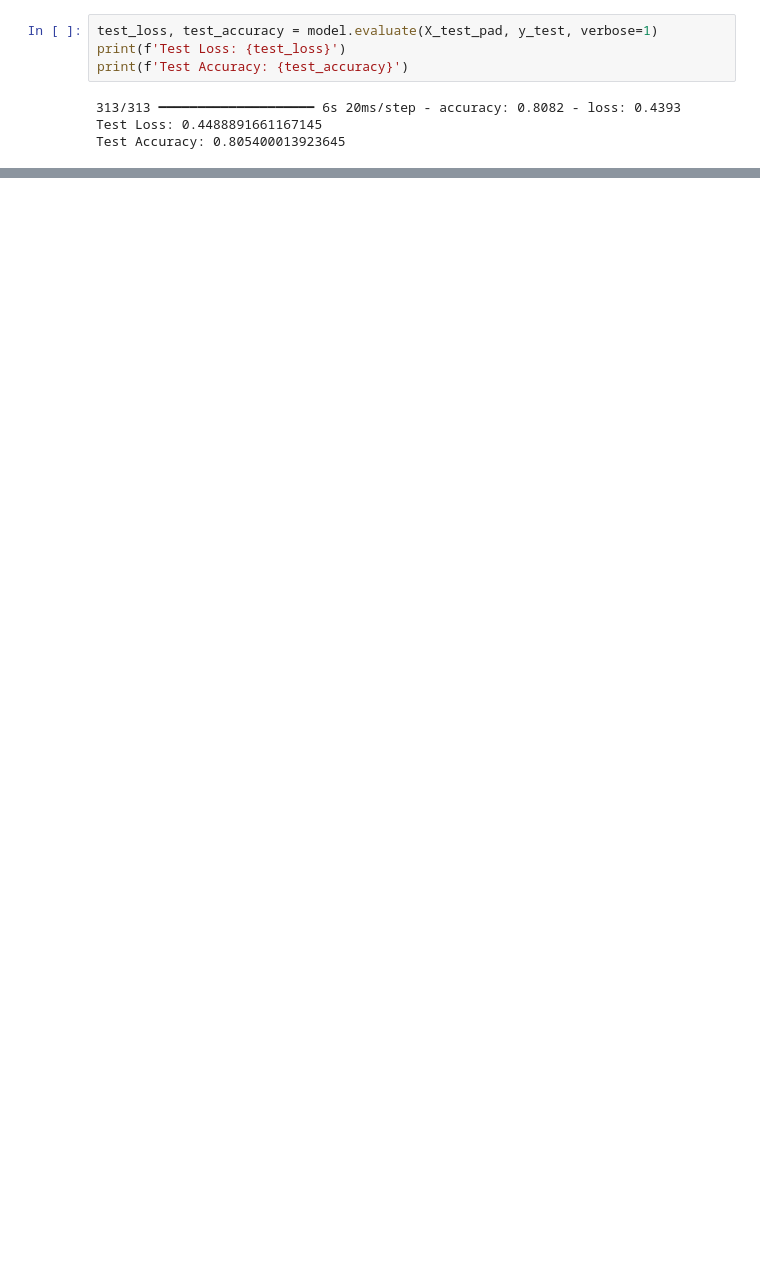
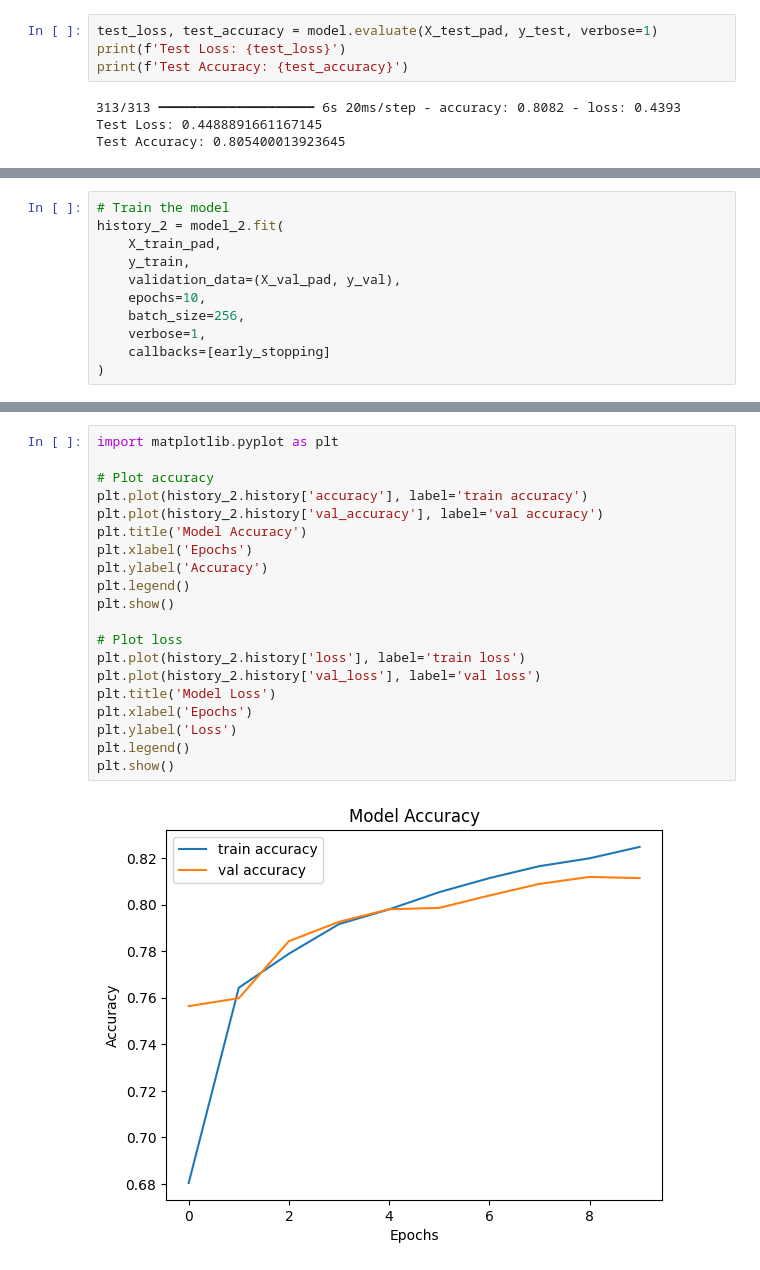
Before and after one commit to mqarmout/hate_speech_detection_ssystem, a Jupyter notebook: bidirectional_gru.ipynb, the cells around one changed output, grey strips where cells are left out. Saved outputs shown, nothing was run; the diff lists cells and outputs as text; blank space fills up the shorter version.

```diff
--- a/bidirectional_gru.ipynb
+++ b/bidirectional_gru.ipynb
@@ -249,0 +358,11 @@ model.save('model_bidirictional_gru_acc_80.h5')
+# %%
+# Train the model
+history_2 = model_2.fit(
+    X_train_pad,
+    y_train,
+    validation_data=(X_val_pad, y_val),
+    epochs=10,
+    batch_size=256,
+    verbose=1,
+    callbacks=[early_stopping]
+)
@@ -249,0 +390,22 @@ model.save('model_bidirictional_gru_acc_80.h5')
+# %%
+import matplotlib.pyplot as plt
+
+# Plot accuracy
+plt.plot(history_2.history['accuracy'], label='train accuracy')
+plt.plot(history_2.history['val_accuracy'], label='val accuracy')
+plt.title('Model Accuracy')
+plt.xlabel('Epochs')
+plt.ylabel('Accuracy')
+plt.legend()
+plt.show()
+
+# Plot loss
+plt.plot(history_2.history['loss'], label='train loss')
+plt.plot(history_2.history['val_loss'], label='val loss')
+plt.title('Model Loss')
+plt.xlabel('Epochs')
+plt.ylabel('Loss')
+plt.legend()
+plt.show()
+# %% [output]
+[figure, added]
```
Also changed, not shown: parts of 14 cells of this notebook, 1 other file.
